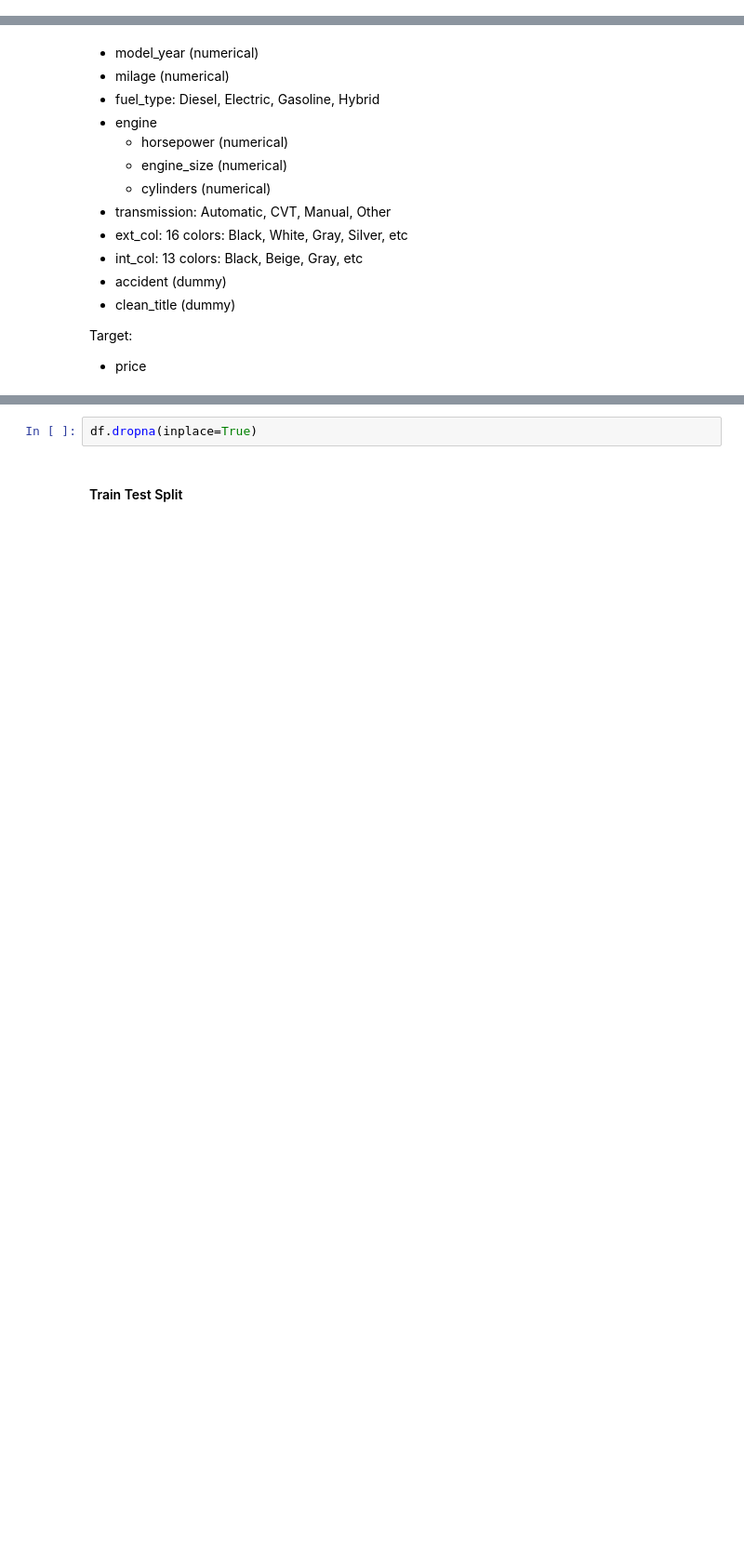
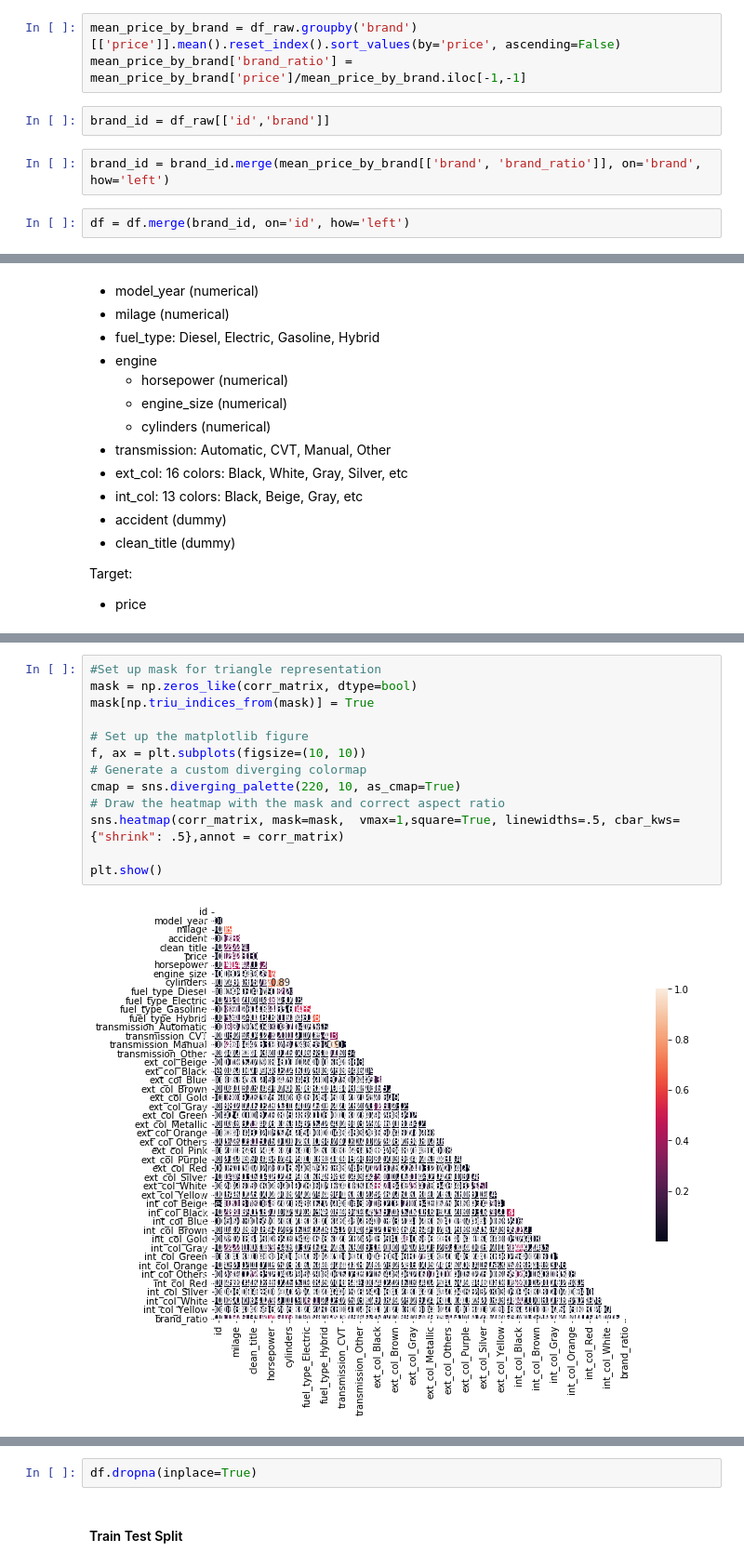
Before and after one commit to amatulghina/used_car_prices, a Jupyter notebook: notebooks/ml_modeling_aisyah.ipynb, the cells around one changed output, grey strips where cells are left out. Shown at 93% size. Cells and saved outputs as stored; diff of their text form; blank space fills up the shorter version.

```diff
--- a/notebooks/ml_modeling_aisyah.ipynb
+++ b/notebooks/ml_modeling_aisyah.ipynb
@@ -32,6 +41,15 @@ We used the cleaned data: db_locations['data_clean']['train_merged']
 # %%
 # One-hot encoding for ext_col', 'int_col'
 df = pd.get_dummies(df, columns=['ext_col', 'int_col'])
+# %%
+mean_price_by_brand = df_raw.groupby('brand')[['price']].mean().reset_index().sort_values(by='price', ascending=False)
+mean_price_by_brand['brand_ratio'] = mean_price_by_brand['price']/mean_price_by_brand.iloc[-1,-1]
+# %%
+brand_id = df_raw[['id','brand']]
+# %%
+brand_id = brand_id.merge(mean_price_by_brand[['brand', 'brand_ratio']], on='brand', how='left')
+# %%
+df = df.merge(brand_id, on='id', how='left')
 # %% [markdown]
 #### Feature Selection
 # %% [markdown]
@@ -61,3 +77,18 @@ ValueError: could not convert string to float: 'Yellow'
+# %%
+#Set up mask for triangle representation
+mask = np.zeros_like(corr_matrix, dtype=bool)
+mask[np.triu_indices_from(mask)] = True
+
+# Set up the matplotlib figure
+f, ax = plt.subplots(figsize=(10, 10))
+# Generate a custom diverging colormap
+cmap = sns.diverging_palette(220, 10, as_cmap=True)
+# Draw the heatmap with the mask and correct aspect ratio
+sns.heatmap(corr_matrix, mask=mask,  vmax=1,square=True, linewidths=.5, cbar_kws={"shrink": .5},annot = corr_matrix)
+
+plt.show()
+# %% [output]
+[figure, added]
 # %%
 threshold = 0.5
 
```
Also changed, not shown: parts of 36 cells of this notebook.
